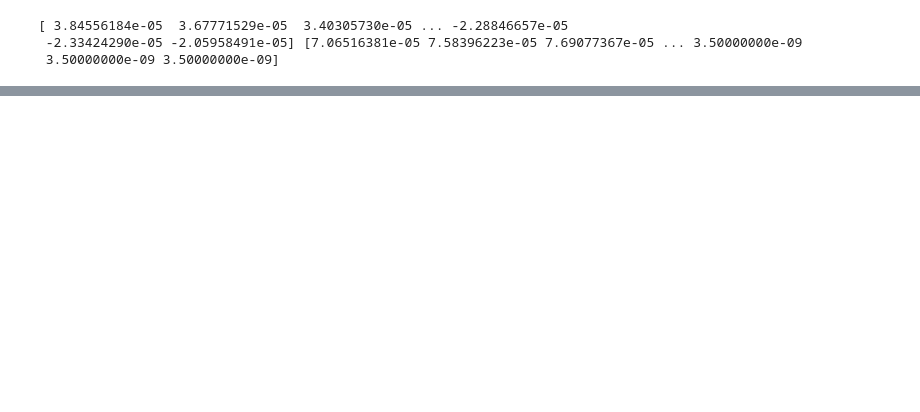
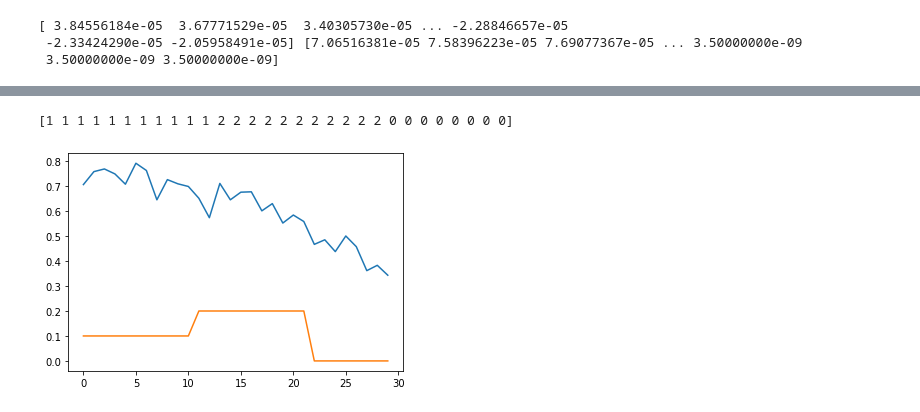
Before and after one commit to ishanchadha01/eeg-ml, a Jupyter notebook: project/arhmm/hmm.ipynb, the cells around one changed output, grey strips where cells are left out. Cells and saved outputs as stored; diff of their text form; code cells hidden in the pictures; blank space fills up the shorter version.

```diff
--- a/project/arhmm/hmm.ipynb
+++ b/project/arhmm/hmm.ipynb
@@ -137,0 +114,7 @@ Inferred rates: [nan nan nan nan nan nan nan]
+# %%
+print(data22)
+inds = np.arange(len(data22))
+X = [[data22[i]] for i in range(len(data22))]
+print(X)
+hmm_remodel = hmm.GMMHMM(n_components=3, covariance_type="full", n_iter=100)
+hmm_remodel.fit(X)
@@ -137,0 +145,9 @@ Inferred rates: [nan nan nan nan nan nan nan]
+# %%
+Z2 = hmm_remodel.predict(X)
+print(Z2)
+plt.plot(data22)
+plt.plot(Z2/10)
+plt.show()
+# %% [output]
+[1 1 1 1 1 1 1 1 1 1 1 2 2 2 2 2 2 2 2 2 2 2 0 0 0 0 0 0 0 0]
+[figure, added]
```
Also changed, not shown: parts of 12 cells of this notebook, 1 other file.
